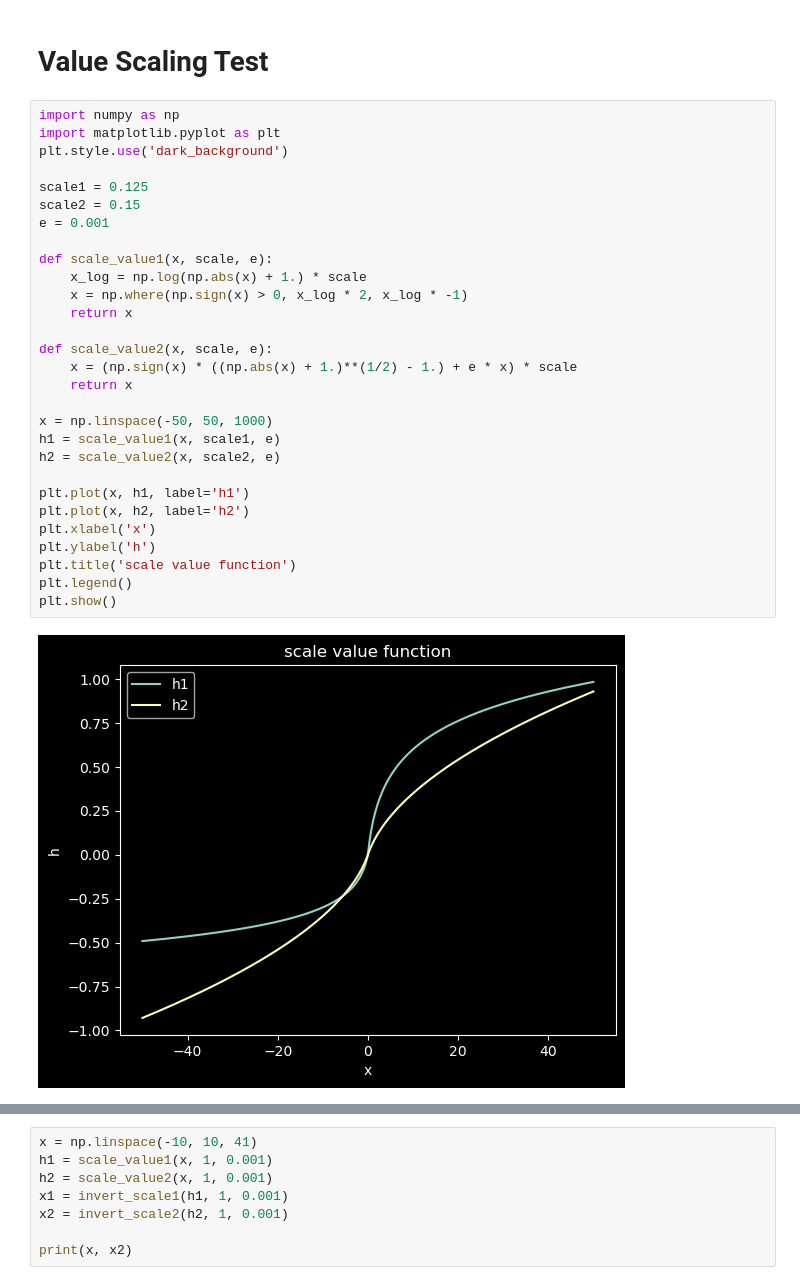
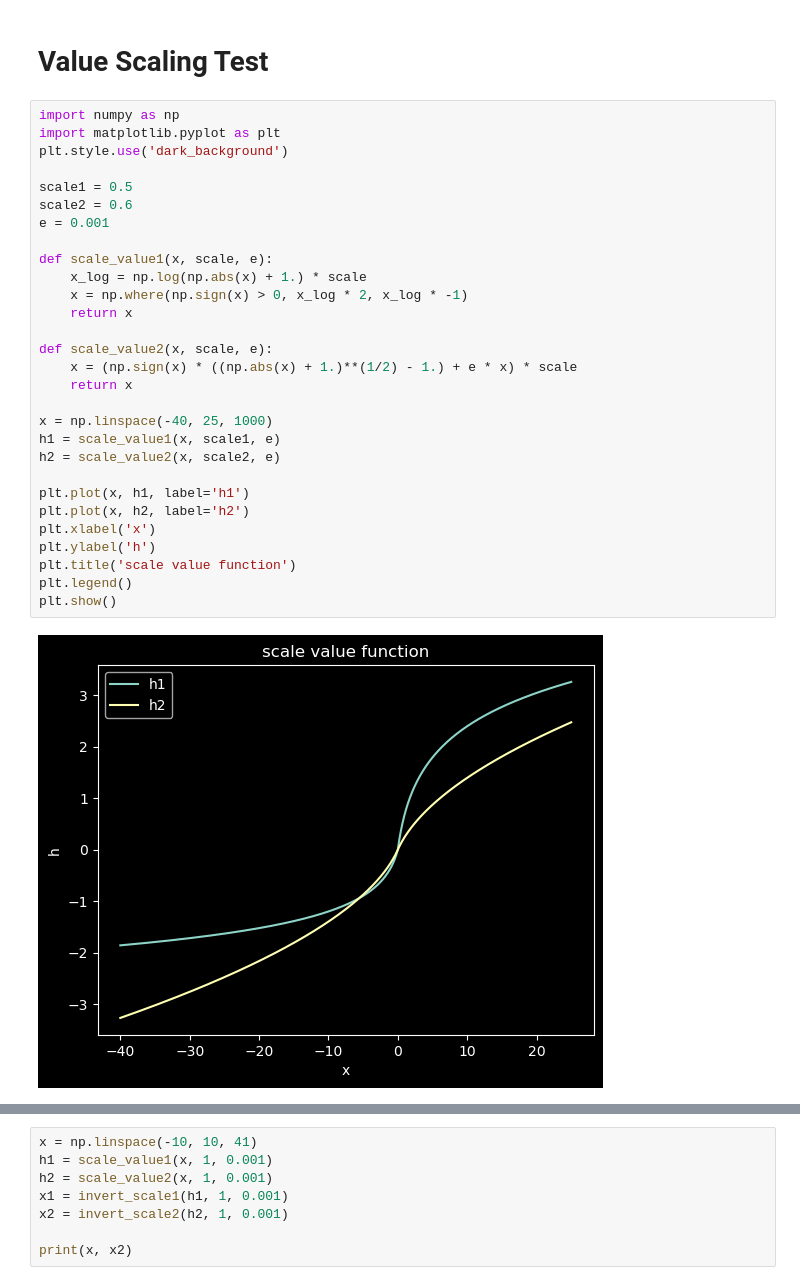
Before and after one commit to GhostKiller127/Reinforcement-Learning, a Jupyter notebook: src/testing.ipynb, the cells around one changed output, grey strips where cells are left out. Cells and saved outputs as stored; diff of their text form.

```diff
--- a/src/testing.ipynb
+++ b/src/testing.ipynb
@@ -292,31 +454,31 @@ writer.close()
 # %%
 import numpy as np
 import matplotlib.pyplot as plt
 plt.style.use('dark_background')
 
-scale1 = 0.125
-scale2 = 0.15
+scale1 = 0.5
+scale2 = 0.6
 e = 0.001
 
 def scale_value1(x, scale, e):
     x_log = np.log(np.abs(x) + 1.) * scale
     x = np.where(np.sign(x) > 0, x_log * 2, x_log * -1)
     return x
 
 def scale_value2(x, scale, e):
     x = (np.sign(x) * ((np.abs(x) + 1.)**(1/2) - 1.) + e * x) * scale
     return x
 
-x = np.linspace(-50, 50, 1000)
+x = np.linspace(-40, 25, 1000)
 h1 = scale_value1(x, scale1, e)
 h2 = scale_value2(x, scale2, e)
 
 plt.plot(x, h1, label='h1')
 plt.plot(x, h2, label='h2')
 plt.xlabel('x')
 plt.ylabel('h')
 plt.title('scale value function')
 plt.legend()
 plt.show()
 # %% [output]
-[figure, old version]
+[figure, new version]
```
Also changed, not shown: parts of 27 cells of this notebook, 16 other files.
